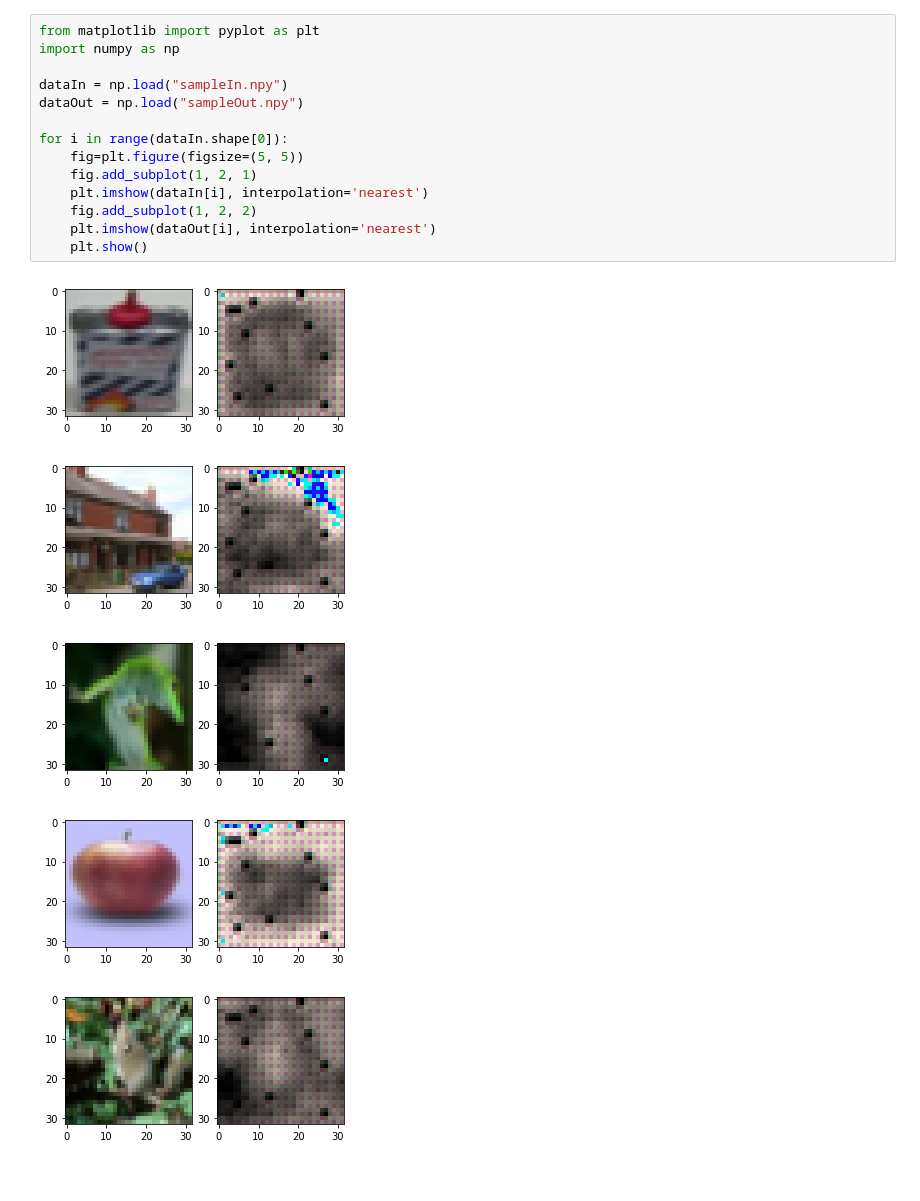
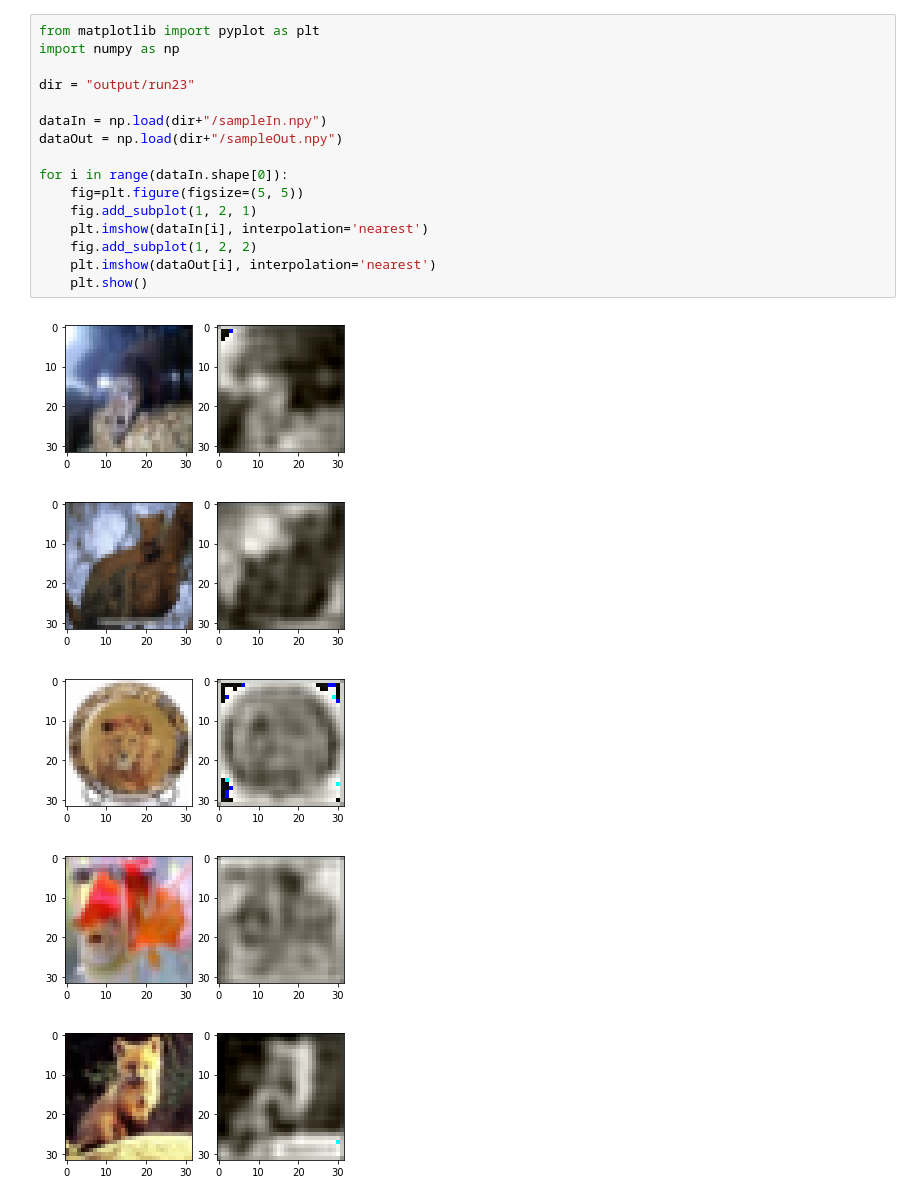
Before and after one commit to geschd23/DeepLearningHW, a Jupyter notebook: Homework3/imageDisplay.ipynb, the cells around one changed output. Drawn from its saved outputs; the diff is of its cells as text.

```diff
--- a/Homework3/imageDisplay.ipynb
+++ b/Homework3/imageDisplay.ipynb
@@ -1,20 +1,22 @@
 # %%
 from matplotlib import pyplot as plt
 import numpy as np
 
-dataIn = np.load("sampleIn.npy")
-dataOut = np.load("sampleOut.npy")
+dir = "output/run23"
+
+dataIn = np.load(dir+"/sampleIn.npy")
+dataOut = np.load(dir+"/sampleOut.npy")
 
 for i in range(dataIn.shape[0]):
     fig=plt.figure(figsize=(5, 5))
     fig.add_subplot(1, 2, 1)
     plt.imshow(dataIn[i], interpolation='nearest')
     fig.add_subplot(1, 2, 2)
     plt.imshow(dataOut[i], interpolation='nearest')
     plt.show()
 # %% [output]
-[figure, old version]
+[figure, new version]
-[figure, old version]
+[figure, new version]
-[figure, old version]
+[figure, new version]
-[figure, old version]
+[figure, new version]
-[figure, old version]
+[figure, new version]
```
Also changed, not shown: parts of 1 cell of this notebook, 8 other files.
